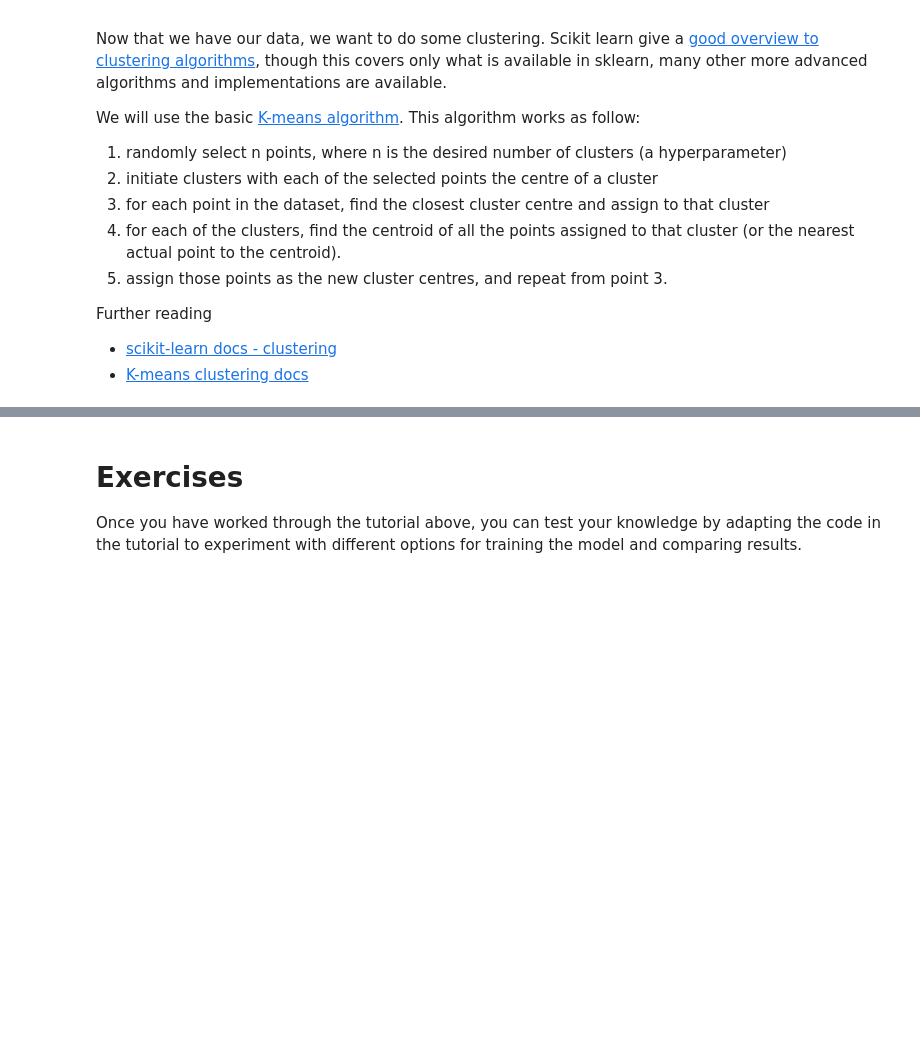
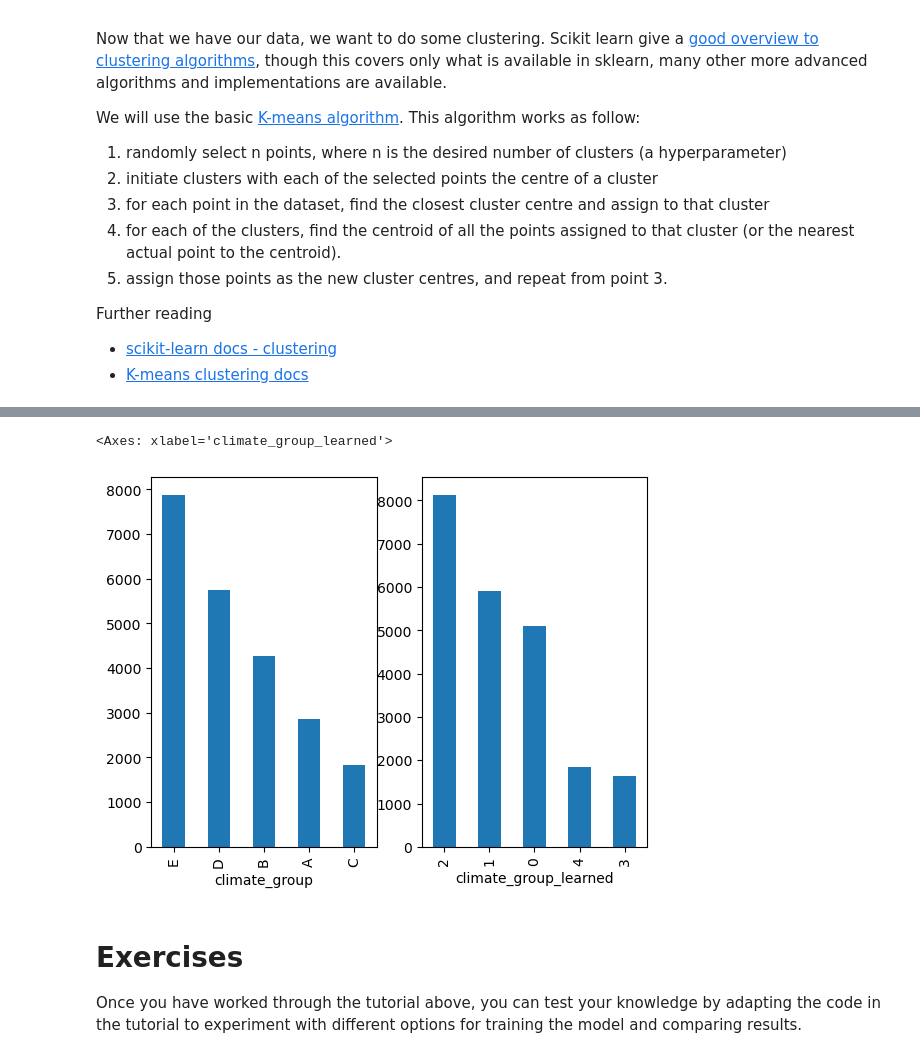
Before and after one commit to MetOffice/ai4c_hackathon, a Jupyter notebook: notebooks/ClimateZones_TrainingPipeline.ipynb, the cells around one changed output, grey strips where cells are left out. Drawn from its saved outputs; the diff is of its cells as text; code cells hidden in the pictures; blank space fills up the shorter version.

```diff
--- a/notebooks/ClimateZones_TrainingPipeline.ipynb
+++ b/notebooks/ClimateZones_TrainingPipeline.ipynb
@@ -529,3 +530,18 @@ km_clusterer.predict(X_train)
+# %%
+subset_df = zones_df[(zones_df['scenario'] == 'ssp434') & (zones_df['period_start'] == 2071)]
+# %%
+zones_clustered = subset_df[['lat','lon','climate_group']].reset_index().drop('index',axis='columns')
+# %%
+zones_clustered['climate_group_learned'] = km_clusterer.predict(input_scaler.transform(subset_df[predictors]))
+# %%
+fig1 = matplotlib.pyplot.figure()
+ax1 = fig1.add_subplot(1,2,1)
+zones_clustered['climate_group'].value_counts().plot.bar()
+ax1 = fig1.add_subplot(1,2,2)
+zones_clustered['climate_group_learned'].value_counts().plot.bar()
+# %% [output]
+<Axes: xlabel='climate_group_learned'>
+[figure, added]
 # %% [markdown]
 # Exercises
 
```
Also changed, not shown: parts of 20 cells of this notebook, 2 other files.
